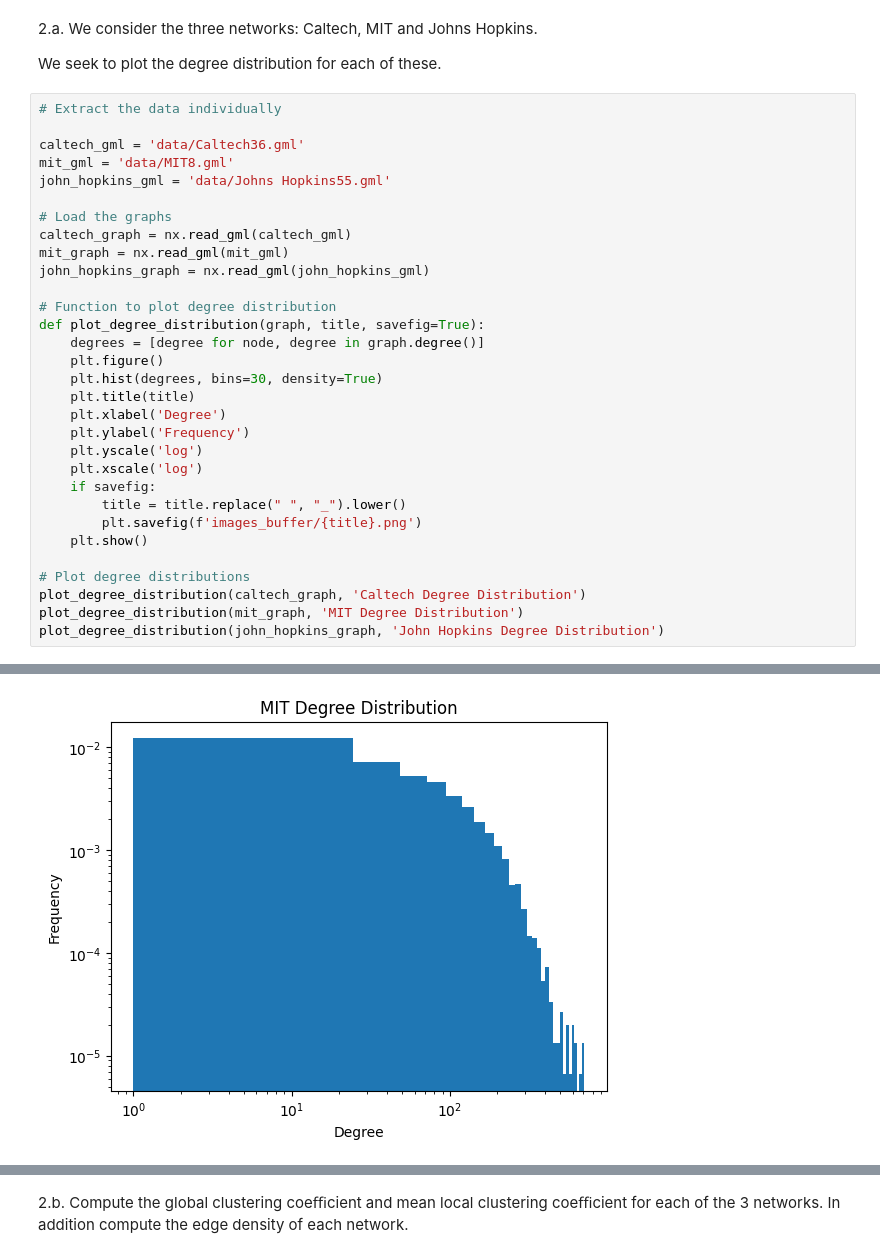
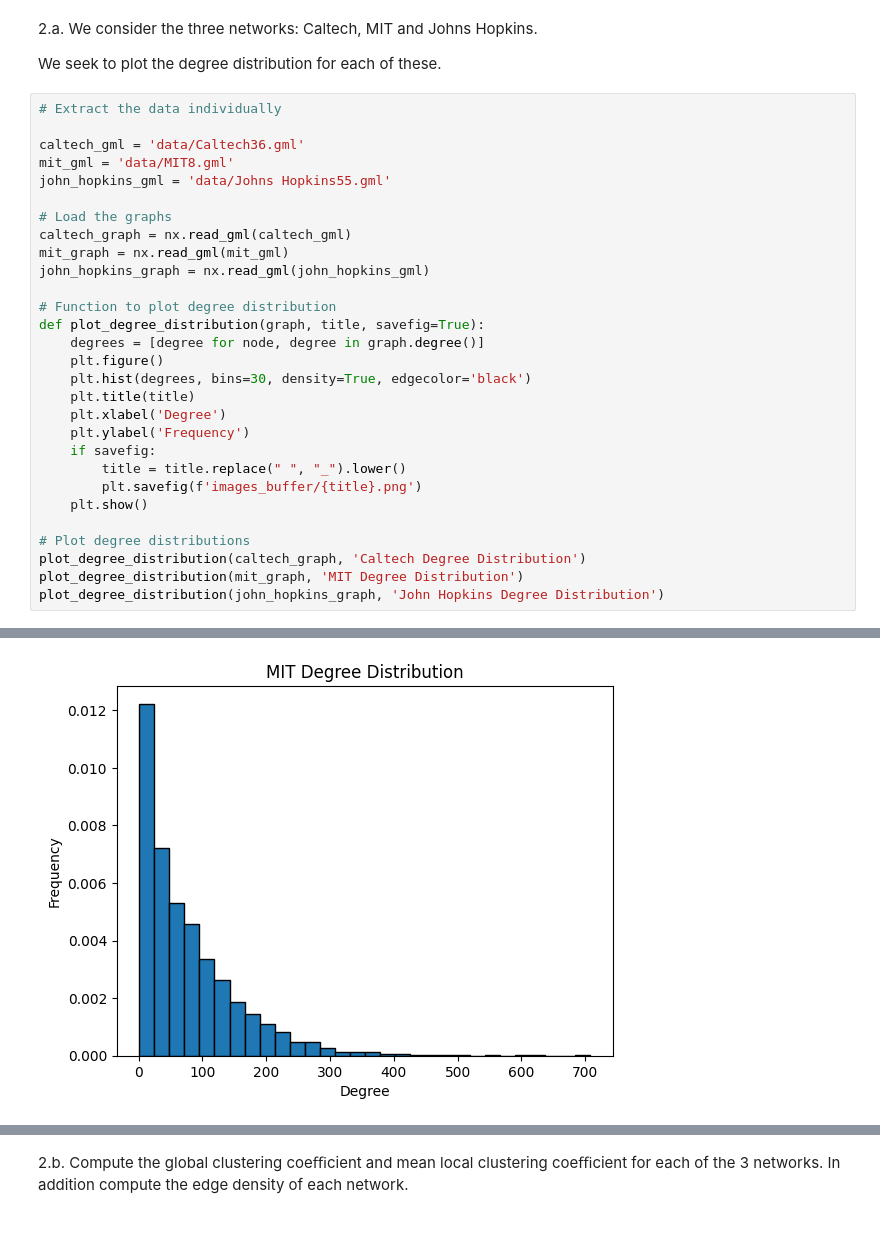
Before and after one commit to Gdeterline/Network-Science-and-Graph-Learning, a Jupyter notebook: main.ipynb, the cells around one changed output, grey strips where cells are left out. Drawn from its saved outputs; the diff is of its cells as text; blank space fills up the shorter version.

```diff
--- a/main.ipynb
+++ b/main.ipynb
@@ -29,12 +31,10 @@ john_hopkins_graph = nx.read_gml(john_hopkins_gml)
 def plot_degree_distribution(graph, title, savefig=True):
     degrees = [degree for node, degree in graph.degree()]
     plt.figure()
-    plt.hist(degrees, bins=30, density=True)
+    plt.hist(degrees, bins=30, density=True, edgecolor='black')
     plt.title(title)
     plt.xlabel('Degree')
     plt.ylabel('Frequency')
-    plt.yscale('log')
-    plt.xscale('log')
     if savefig:
         title = title.replace(" ", "_").lower()
         plt.savefig(f'images_buffer/{title}.png')
@@ -49 +49 @@ plot_degree_distribution(john_hopkins_graph, 'John Hopkins Degree Distribution')
-[figure, old version]
+[figure, new version]
```
Also changed, not shown: parts of 5 cells of this notebook, 3 other files.
